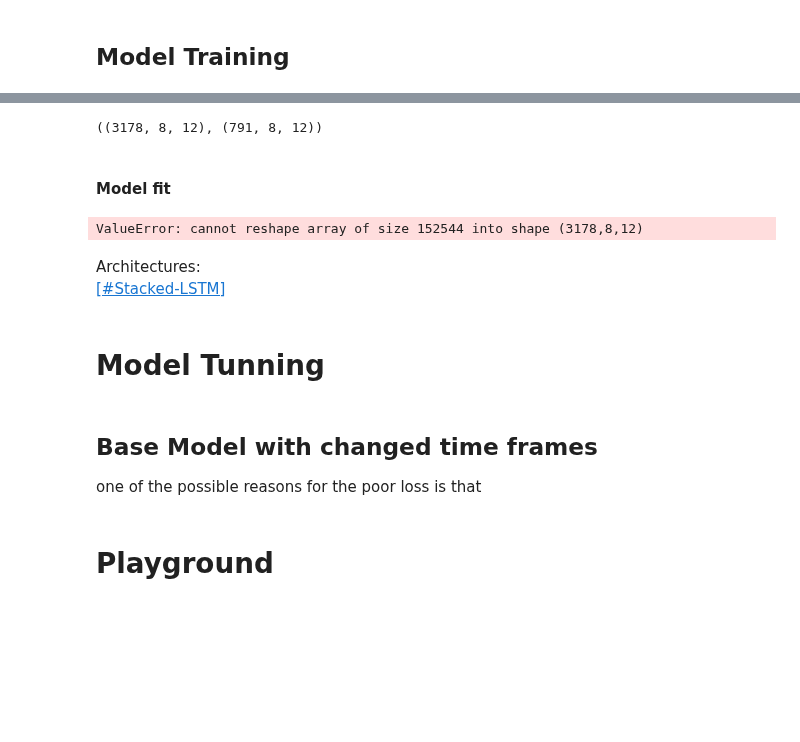
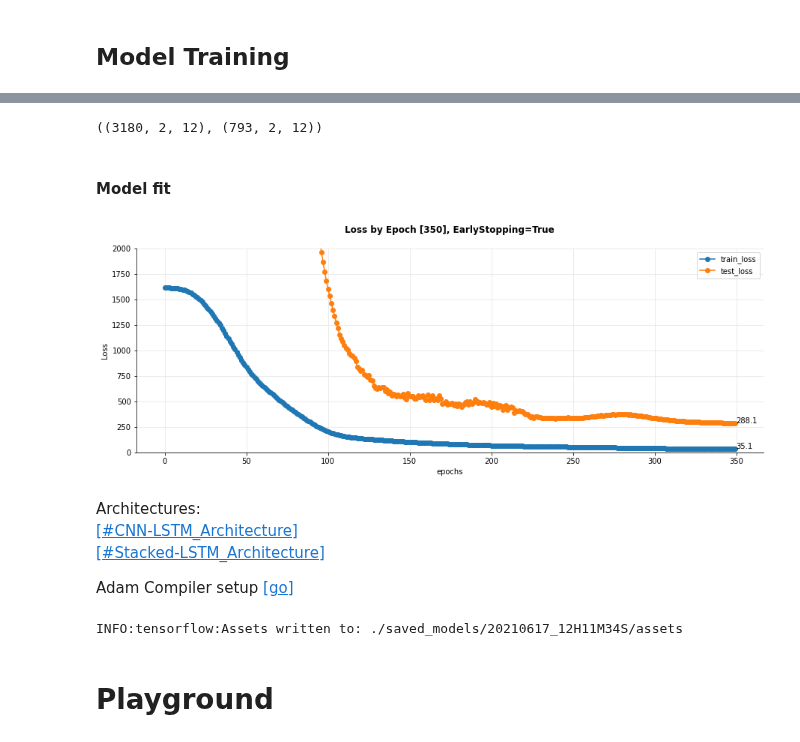
Before and after one commit to serg-razum-off/DFP-Numeric-2, a Jupyter notebook: train/btc_nn_playground.ipynb, the cells around one changed output, grey strips where cells are left out. Saved outputs shown, nothing was run; the diff lists cells and outputs as text; code cells hidden in the pictures; blank space fills up the shorter version.

Commit message:
SR: model loss 288 reached, model saved

```diff
--- a/train/btc_nn_playground.ipynb
+++ b/train/btc_nn_playground.ipynb
@@ -49,5 +50,5 @@ array([[ 4.52988659e+00,  4.78975360e+00,  4.74139303e+00,
 # %%
-sequence_len = 4
+sequence_len = 2
 nn_manager_cut.unroll_X_to_sequences(sequence_len=sequence_len)
 # %%
 nn_manager_cut.X_test_unrolled[0]
@@ -252,30 +241,34 @@ data_shape_lstm_stacked_test = (
 )
 (data_shape_lstm_stacked_train, data_shape_lstm_stacked_test)
 # %% [output]
-((3178, 8, 12), (791, 8, 12))
+((3180, 2, 12), (793, 2, 12))
 # %% [markdown]
 #### Model fit
 # %%
 # %%time
-nn_manager_cut.model_fit(n_epoch=150,
+nn_manager_cut.model_fit(n_epoch=350,
                            data_shape_train=data_shape_lstm_stacked_train,
                            data_shape_test=data_shape_lstm_stacked_test,
                            verbose=0,
                            return_results=True,
                            print_charts=True,
                            early_stopping=True
-                        )
-plt.ylim(0,1e3);
+                        );
+plt.ylim(0,2e3);
 # %% [output]
-ValueError: cannot reshape array of size 152544 into shape (3178,8,12)
+[figure, added]
-# %% [markdown]
-Architectures: <br>
-[[#Stacked-LSTM]](#Stacked-LSTM)
-# %% [markdown]
-# Model Tunning
-# %% [markdown]
-## Base Model with changed time frames
-one of the possible reasons for the poor loss is that
+# %% [markdown]
+Architectures: <br>
+[[#CNN-LSTM_Architecture]](#CNN-LSTM-Layers)<br>
+[[#Stacked-LSTM_Architecture]](#Stacked-LSTM-Layers)
+
+Adam Compiler setup [[go]](#Compiling-Model-with-the-chosen-Architecture)
+# %%
+from datetime import datetime
+
+nn_manager_cut.model.save(f'./saved_models/{datetime.now().strftime("%Y%m%d_%HH%MM%SS")}')
+# %% [output]
+INFO:tensorflow:Assets written to: ./saved_models/20210617_12H11M34S/assets
 # %% [markdown]
 # Playground
 # %%
```
Also changed, not shown: parts of 13 cells of this notebook, 6 other files.
